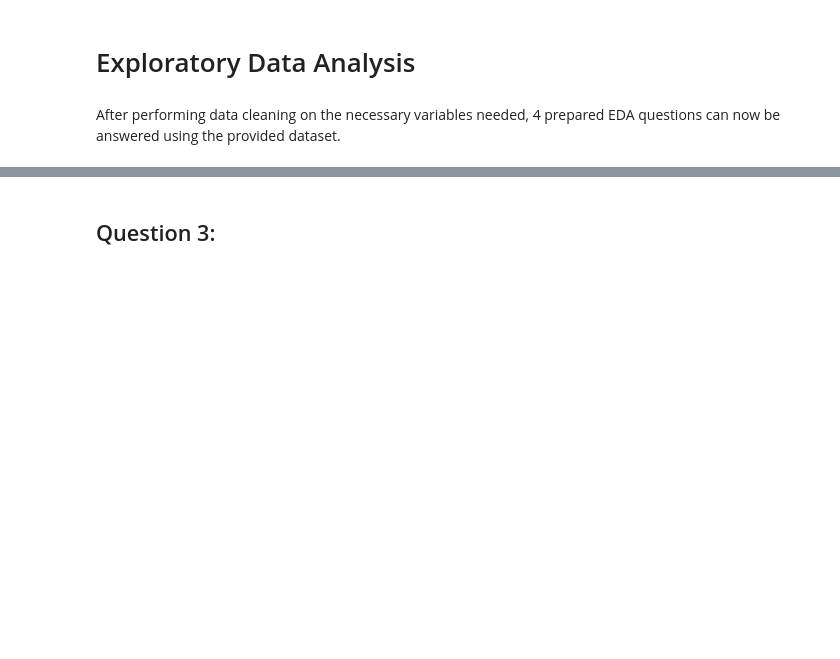
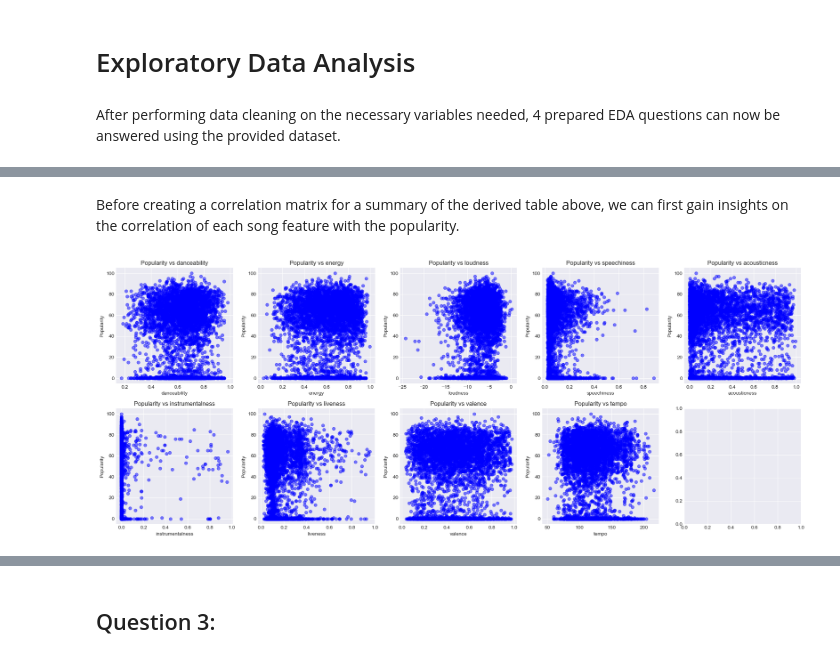
Before and after one commit to ADichoso/CSMODEL-Project-XX22-G1, a Jupyter notebook: SpotifyDataset.ipynb, the cells around one changed output, grey strips where cells are left out. Cells and saved outputs as stored; diff of their text form; code cells hidden in the pictures; blank space fills up the shorter version.

```diff
--- a/SpotifyDataset.ipynb
+++ b/SpotifyDataset.ipynb
@@ -152,9 +146,0 @@ This is easily observable in the dataset below (third file) where its observatio
-# %%
-#Get a series where each observation is a boolean which states whether its corresponding index in charts_tracks_df has a duplicate
-charts_tracks_dupe_trackname = charts_tracks_df.duplicated(subset='track_name', keep=False)
-
-#Introduce charts_tracks_dupe_trackname as a column in charts_tracks_df
-charts_tracks_df['duplicate_by_name'] = charts_tracks_dupe_trackname
-
-#Looks for a track whos potentially a duplicate and whos track name is "'Di Na Babalik"
-charts_tracks_df.query("duplicate_by_name == True")[charts_tracks_df['track_name'] == "'Di Na Babalik"]
@@ -191,5 +146,0 @@ An implementation of this can be seen below:
-# %%
-charts_tracks_dupe_artistname_duration = charts_tracks_df.duplicated(subset=['duration','artist_name'], keep=False)
-
-charts_tracks_df['duplicate_by_artistname_duration'] = charts_tracks_dupe_artistname_duration
-possible_duplicates_df = charts_tracks_df.query("duplicate_by_artistname_duration == True").sort_values(by=['artist_name', 'duration'], inplace=False)
@@ -440,9 +192,0 @@ Poossible way to clean:
-# %%
-pd.set_option('display.max_rows', 50)
-#keep = False means that all observations that has duplicates are kept (if left at default, the first or last instance is not included i forgot which one lmao)
-dupes = charts_tracks_df.duplicated(subset='duration', keep=False)
-
-charts_tracks_df['potential_duplicate'] = dupes
-dupe_df = charts_tracks_df.query('potential_duplicate == True').sort_values(by='duration')
-#dupe_df.value_counts("track_name").sort_index()
-dupe_df
@@ -490,0 +313,19 @@ After performing data cleaning on the necessary variables needed, 4 prepared EDA
+# %% [markdown]
+Before creating a correlation matrix for a summary of the derived table above, we can first gain insights on the correlation of each song feature with the popularity.
+# %%
+song_features = ['danceability', 'energy', 'loudness', 'speechiness', 'acousticness', 'instrumentalness', 'liveness', 'valence', 'tempo']
+
+fig, axes = plt.subplots(nrows=2, ncols=5, figsize=(20, 8))
+
+for i, var in enumerate(song_features):
+    row = i // 5  # Calculate the row index
+    col = i % 5  # Calculate the column index
+    axes[row, col].scatter(charts_tracks_df[var], charts_tracks_df['popularity'], alpha=0.5, color='b')
+    axes[row, col].set_xlabel(var)
+    axes[row, col].set_ylabel('Popularity')
+    axes[row, col].set_title('Popularity vs ' + var)
+
+plt.tight_layout()
+plt.show()
+# %% [output]
+[figure, added]
```
Also changed, not shown: parts of 53 cells of this notebook.
